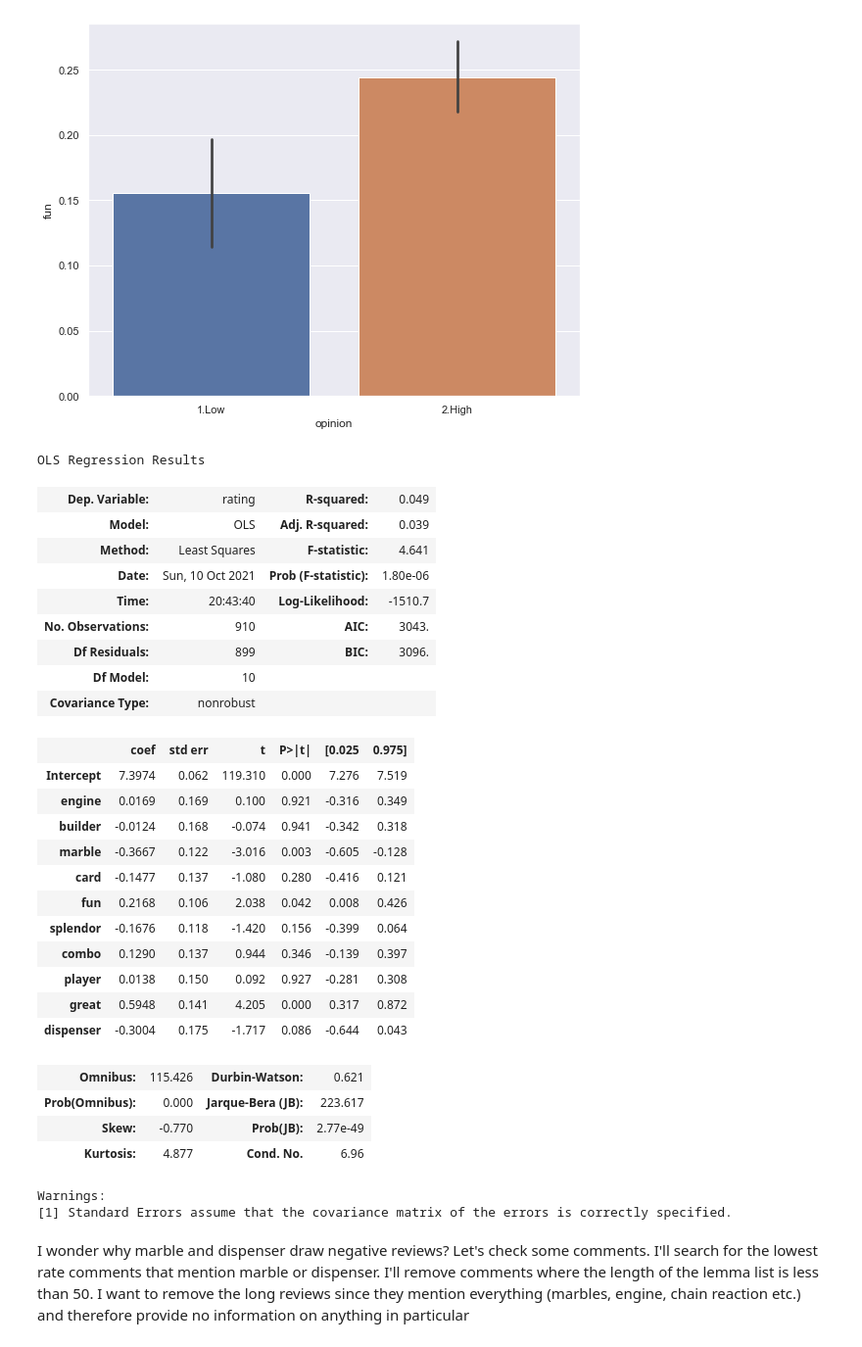
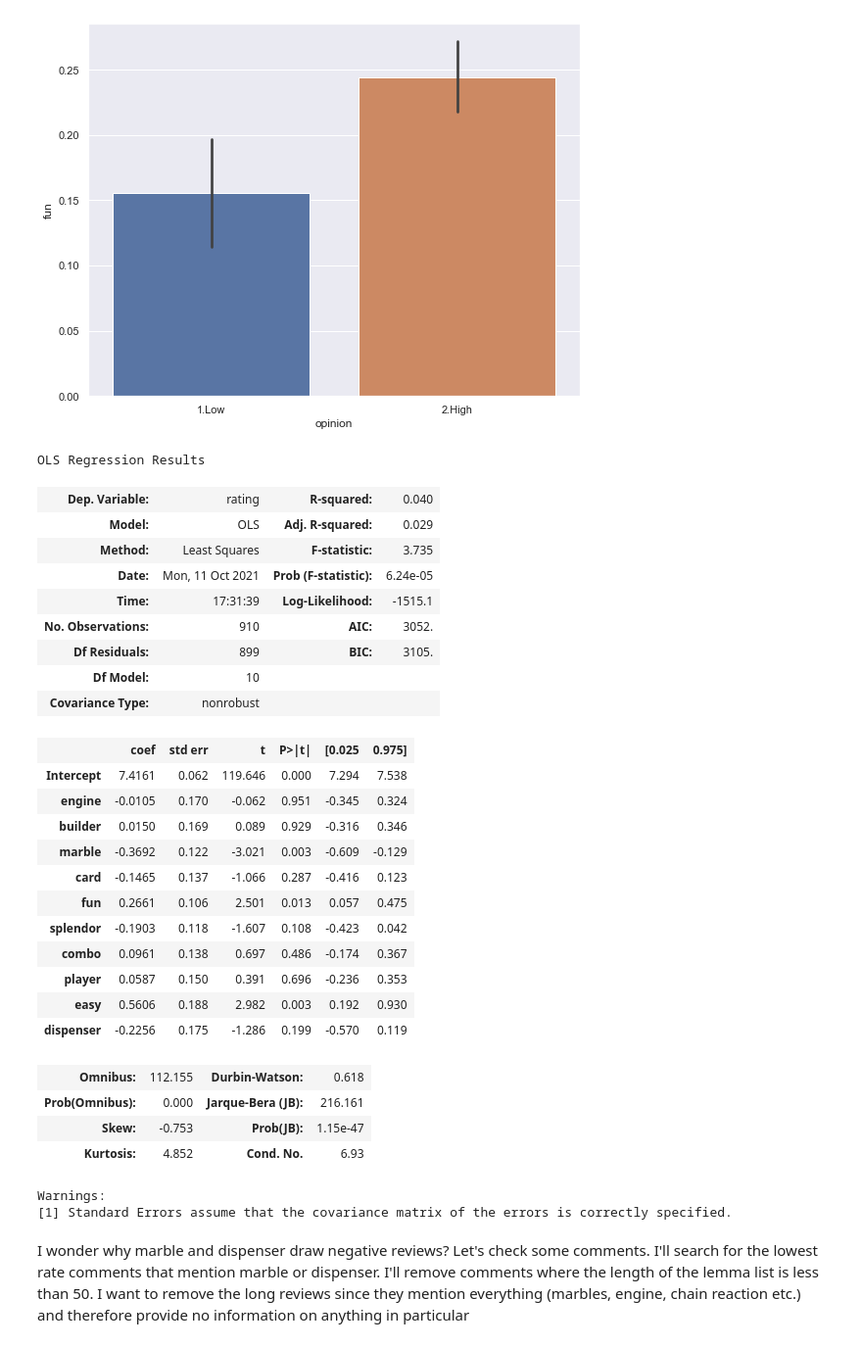
Before and after one commit to MarshallKrakauer/BGGAnalysis, a Jupyter notebook: GameComments.ipynb, the cells around one changed output. Shown at 98% size. Cells and saved outputs as stored; diff of their text form; code cells hidden in the pictures.

Commit message:
discuss reviews mentioning easy

```diff
--- a/GameComments.ipynb
+++ b/GameComments.ipynb
@@ -288,35 +288,35 @@ sns.barplot(data=df_copy,x='opinion',y='fun',ci=90)
 # %%
 r = smf.ols(data = df_copy,
        formula = '''rating ~ engine + builder + marble + card + fun + splendor +
-       combo + player + great + dispenser''').fit()
+       combo + player + easy + dispenser''').fit()
 r.summary()
 # %% [output]
 OLS Regression Results
-| Dep. Variable: | rating | R-squared: | 0.049 |
-| Model: | OLS | Adj. R-squared: | 0.039 |
-| Method: | Least Squares | F-statistic: | 4.641 |
-| Date: | Sun, 10 Oct 2021 | Prob (F-statistic): | 1.80e-06 |
-| Time: | 20:43:40 | Log-Likelihood: | -1510.7 |
-| No. Observations: | 910 | AIC: | 3043. |
-| Df Residuals: | 899 | BIC: | 3096. |
+| Dep. Variable: | rating | R-squared: | 0.040 |
+| Model: | OLS | Adj. R-squared: | 0.029 |
+| Method: | Least Squares | F-statistic: | 3.735 |
+| Date: | Mon, 11 Oct 2021 | Prob (F-statistic): | 6.24e-05 |
+| Time: | 17:31:39 | Log-Likelihood: | -1515.1 |
+| No. Observations: | 910 | AIC: | 3052. |
+| Df Residuals: | 899 | BIC: | 3105. |
 | Df Model: | 10 |  |  |
 | Covariance Type: | nonrobust |  |  |
 |  | coef | std err | t | P>|t| | [0.025 | 0.975] |
-| Intercept | 7.3974 | 0.062 | 119.310 | 0.000 | 7.276 | 7.519 |
-| engine | 0.0169 | 0.169 | 0.100 | 0.921 | -0.316 | 0.349 |
-| builder | -0.0124 | 0.168 | -0.074 | 0.941 | -0.342 | 0.318 |
-| marble | -0.3667 | 0.122 | -3.016 | 0.003 | -0.605 | -0.128 |
-| card | -0.1477 | 0.137 | -1.080 | 0.280 | -0.416 | 0.121 |
-| fun | 0.2168 | 0.106 | 2.038 | 0.042 | 0.008 | 0.426 |
-| splendor | -0.1676 | 0.118 | -1.420 | 0.156 | -0.399 | 0.064 |
-| combo | 0.1290 | 0.137 | 0.944 | 0.346 | -0.139 | 0.397 |
-| player | 0.0138 | 0.150 | 0.092 | 0.927 | -0.281 | 0.308 |
-| great | 0.5948 | 0.141 | 4.205 | 0.000 | 0.317 | 0.872 |
-| dispenser | -0.3004 | 0.175 | -1.717 | 0.086 | -0.644 | 0.043 |
+| Intercept | 7.4161 | 0.062 | 119.646 | 0.000 | 7.294 | 7.538 |
+| engine | -0.0105 | 0.170 | -0.062 | 0.951 | -0.345 | 0.324 |
+| builder | 0.0150 | 0.169 | 0.089 | 0.929 | -0.316 | 0.346 |
+| marble | -0.3692 | 0.122 | -3.021 | 0.003 | -0.609 | -0.129 |
+| card | -0.1465 | 0.137 | -1.066 | 0.287 | -0.416 | 0.123 |
+| fun | 0.2661 | 0.106 | 2.501 | 0.013 | 0.057 | 0.475 |
+| splendor | -0.1903 | 0.118 | -1.607 | 0.108 | -0.423 | 0.042 |
+| combo | 0.0961 | 0.138 | 0.697 | 0.486 | -0.174 | 0.367 |
+| player | 0.0587 | 0.150 | 0.391 | 0.696 | -0.236 | 0.353 |
+| easy | 0.5606 | 0.188 | 2.982 | 0.003 | 0.192 | 0.930 |
+| dispenser | -0.2256 | 0.175 | -1.286 | 0.199 | -0.570 | 0.119 |
-| Omnibus: | 115.426 | Durbin-Watson: | 0.621 |
-| Prob(Omnibus): | 0.000 | Jarque-Bera (JB): | 223.617 |
-| Skew: | -0.770 | Prob(JB): | 2.77e-49 |
-| Kurtosis: | 4.877 | Cond. No. | 6.96 |
+| Omnibus: | 112.155 | Durbin-Watson: | 0.618 |
+| Prob(Omnibus): | 0.000 | Jarque-Bera (JB): | 216.161 |
+| Skew: | -0.753 | Prob(JB): | 1.15e-47 |
+| Kurtosis: | 4.852 | Cond. No. | 6.93 |
 Warnings:
 [1] Standard Errors assume that the covariance matrix of the errors is correctly specified.
 # %% [markdown]
```
Also changed, not shown: parts of 6 cells of this notebook.
